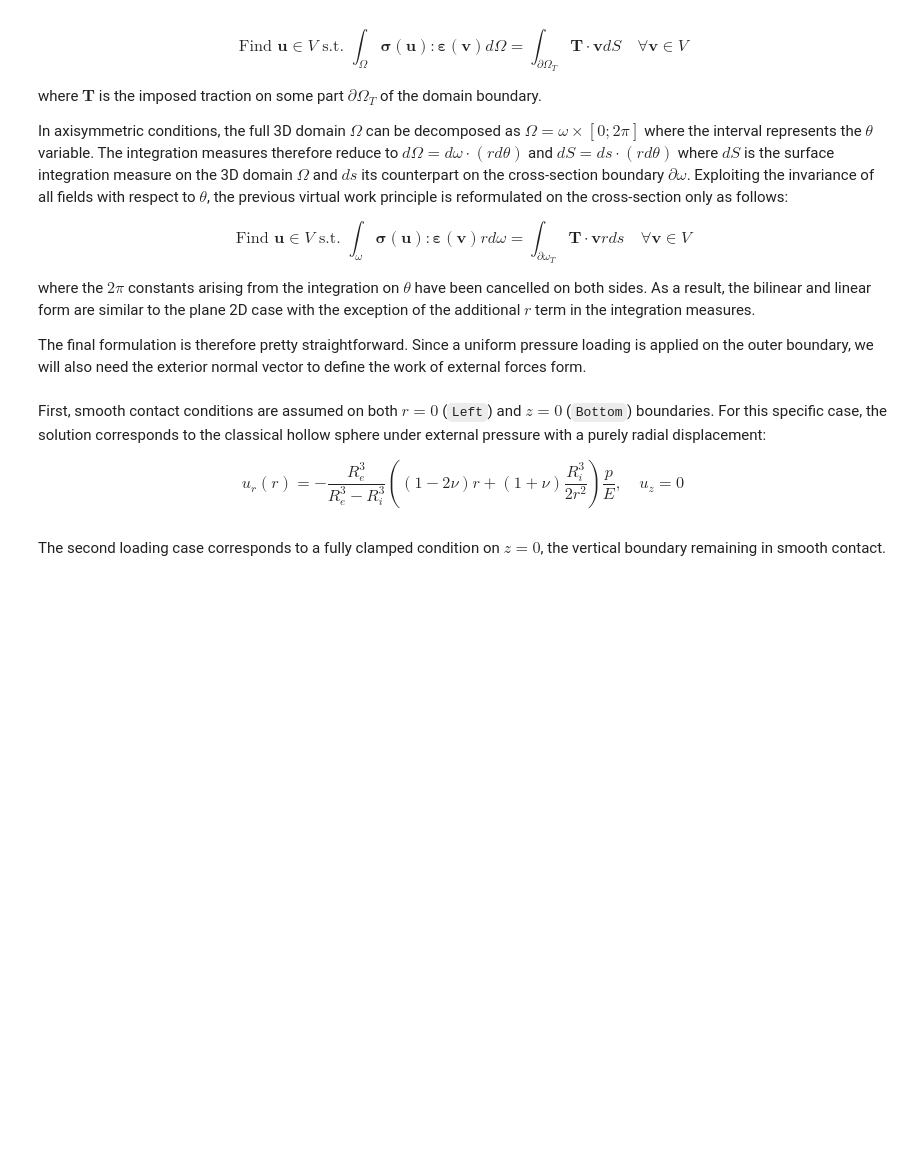
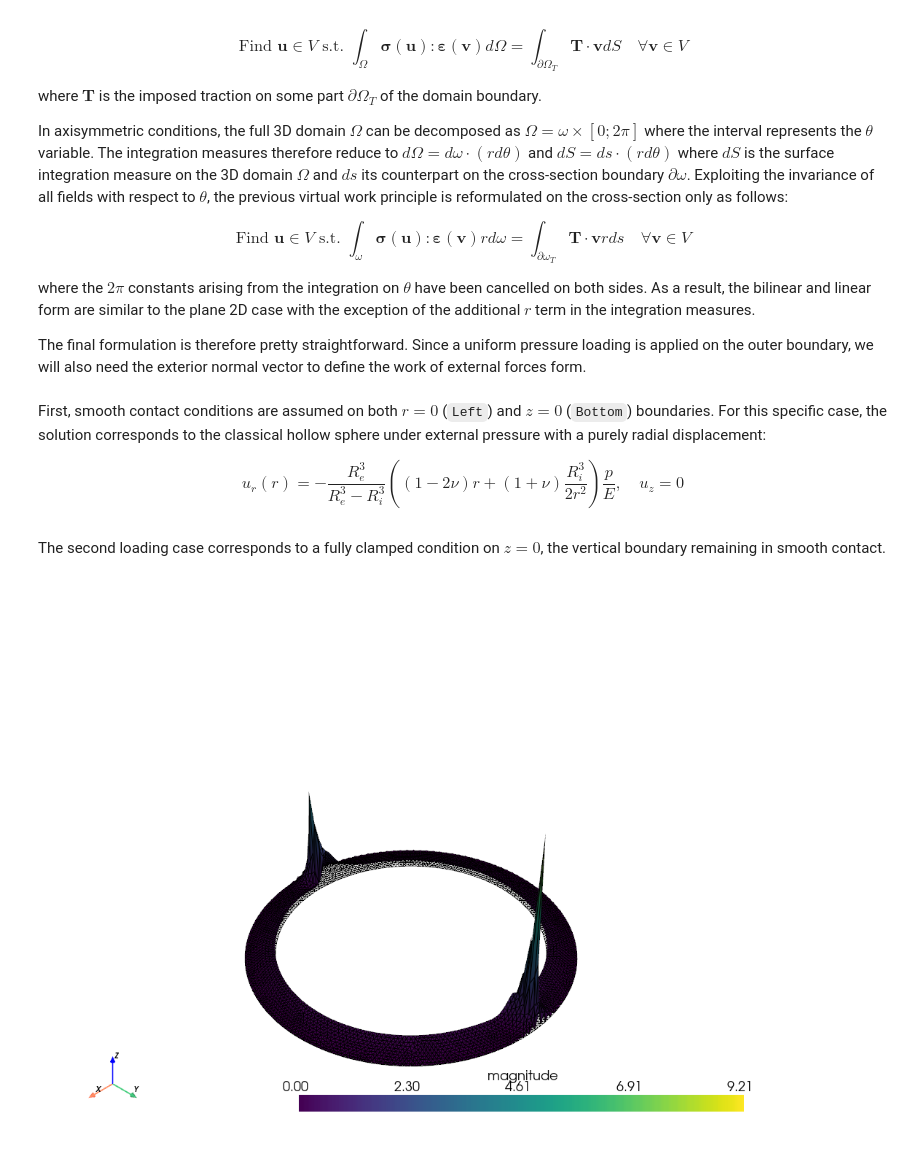
Before and after one commit to giozu/FEM, a Jupyter notebook: FEniCSx/axisymmetric_problem/axisymmetric_elasticity.ipynb, the cells around one changed output. Cells and saved outputs as stored; diff of their text form; code cells hidden in the pictures; blank space fills up the shorter version.

```diff
--- a/FEniCSx/axisymmetric_problem/axisymmetric_elasticity.ipynb
+++ b/FEniCSx/axisymmetric_problem/axisymmetric_elasticity.ipynb
@@ -288,0 +200,44 @@ plt.show()
+# %%
+import pyvista
+from dolfinx.plot import vtk_mesh
+import numpy as np
+
+# Initialize the pyvista plotting environment
+pyvista.start_xvfb()  # Ensure this is necessary for your environment
+
+# Create a pyvista plotter object
+plotter = pyvista.Plotter()
+
+# Extract mesh data from DOLFINx
+topology, cell_types, geometry = vtk_mesh(V)
+grid = pyvista.UnstructuredGrid(topology, cell_types, geometry)
+
+# Check the length and dimensions of uh.x.array
+num_points = geometry.shape[0]
+if len(uh.x.array) != num_points * 2:
+    raise ValueError(f"Length of uh.x.array ({len(uh.x.array)}) does not match expected number of components ({num_points * 2})")
+
+# Reshape the array for 2D vectors
+vector_data = uh.x.array.reshape((num_points, 2))
+
+# Compute magnitudes of the vectors for warping
+magnitude = np.sqrt(np.sum(vector_data**2, axis=1))
+
+# Add vector magnitudes to the grid as scalar data
+grid.point_data["magnitude"] = magnitude
+
+# Warp the grid by scalar magnitude
+warped = grid.warp_by_scalar("magnitude", factor=1.5)
+
+# Add mesh to the plotter
+plotter.add_mesh(grid, style="wireframe", color="k")
+plotter.add_mesh(warped, show_edges=True)
+
+# Show plot
+plotter.show_axes()
+if not pyvista.OFF_SCREEN:
+    plotter.show()
+else:
+    figure_as_array = plotter.screenshot("deflection.png")
+# %% [output]
+[figure, added]
```
Also changed, not shown: parts of 4 cells of this notebook, 1 other file.
